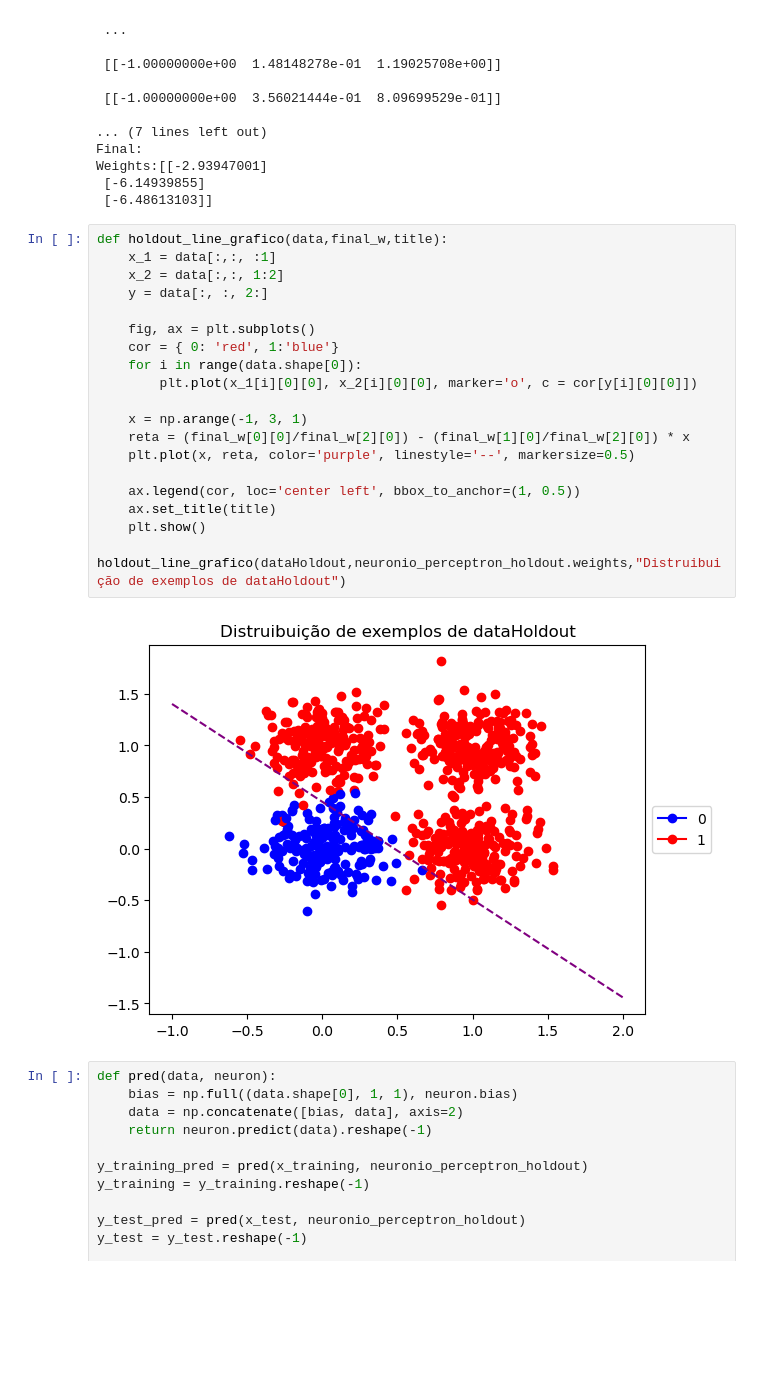
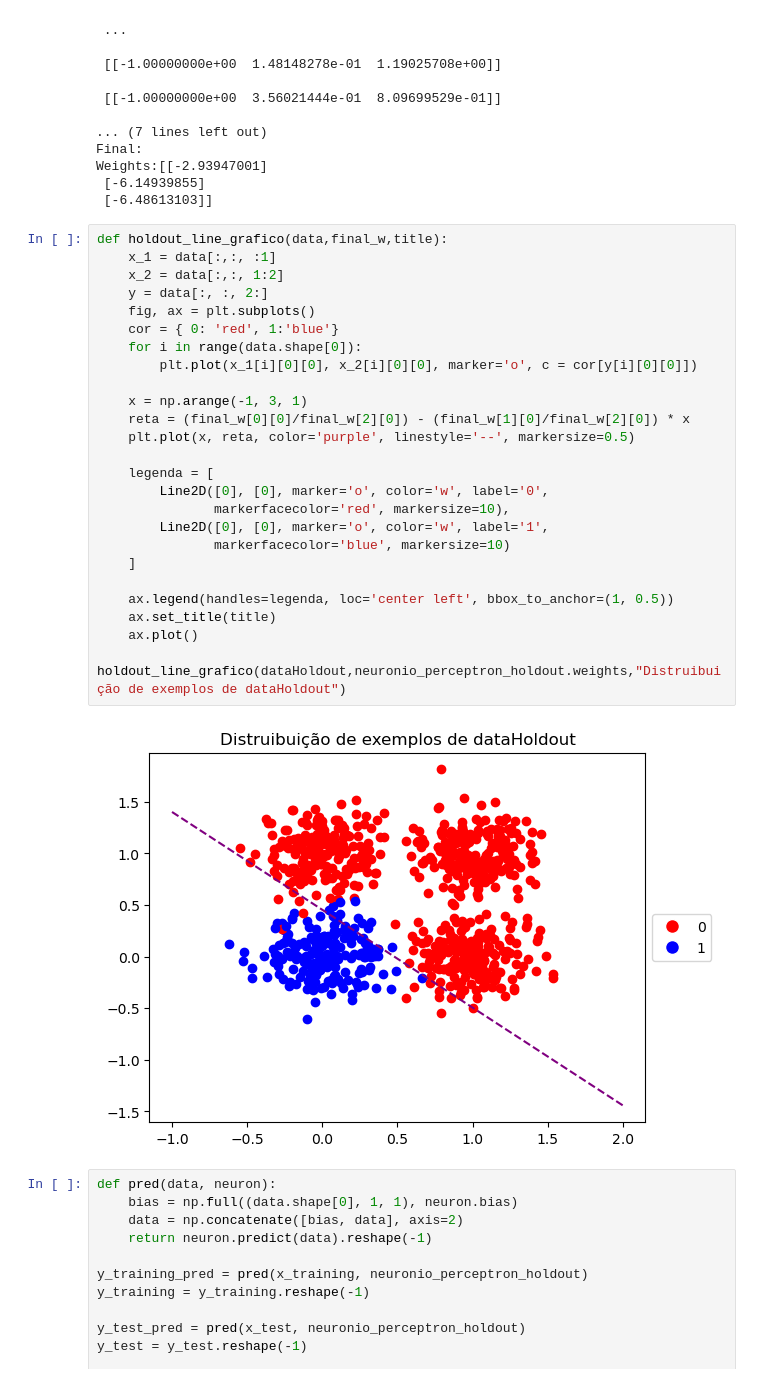
Before and after one commit to yoRitayo/RNA_PP2, a Jupyter notebook: atividade.ipynb, the cells around one changed output. Cells and saved outputs as stored; diff of their text form; blank space fills up the shorter version.

```diff
--- a/atividade.ipynb
+++ b/atividade.ipynb
@@ -566,25 +572,31 @@ Weights:[[-2.93947001]
 # %%
 def holdout_line_grafico(data,final_w,title):
     x_1 = data[:,:, :1]
     x_2 = data[:,:, 1:2]
     y = data[:, :, 2:]
-
     fig, ax = plt.subplots()
     cor = { 0: 'red', 1:'blue'}
     for i in range(data.shape[0]):
         plt.plot(x_1[i][0][0], x_2[i][0][0], marker='o', c = cor[y[i][0][0]])
 
     x = np.arange(-1, 3, 1)
     reta = (final_w[0][0]/final_w[2][0]) - (final_w[1][0]/final_w[2][0]) * x
     plt.plot(x, reta, color='purple', linestyle='--', markersize=0.5)
 
-    ax.legend(cor, loc='center left', bbox_to_anchor=(1, 0.5))
+    legenda = [
+        Line2D([0], [0], marker='o', color='w', label='0',
+               markerfacecolor='red', markersize=10),
+        Line2D([0], [0], marker='o', color='w', label='1',
+               markerfacecolor='blue', markersize=10)
+    ]
+
+    ax.legend(handles=legenda, loc='center left', bbox_to_anchor=(1, 0.5))
     ax.set_title(title)
-    plt.show()
+    ax.plot()
 
 holdout_line_grafico(dataHoldout,neuronio_perceptron_holdout.weights,"Distruibuição de exemplos de dataHoldout")
 # %% [output]
-[figure, old version]
+[figure, new version]
 # %%
 def pred(data, neuron):
     bias = np.full((data.shape[0], 1, 1), neuron.bias)
```
Also changed, not shown: parts of 3 cells of this notebook.
